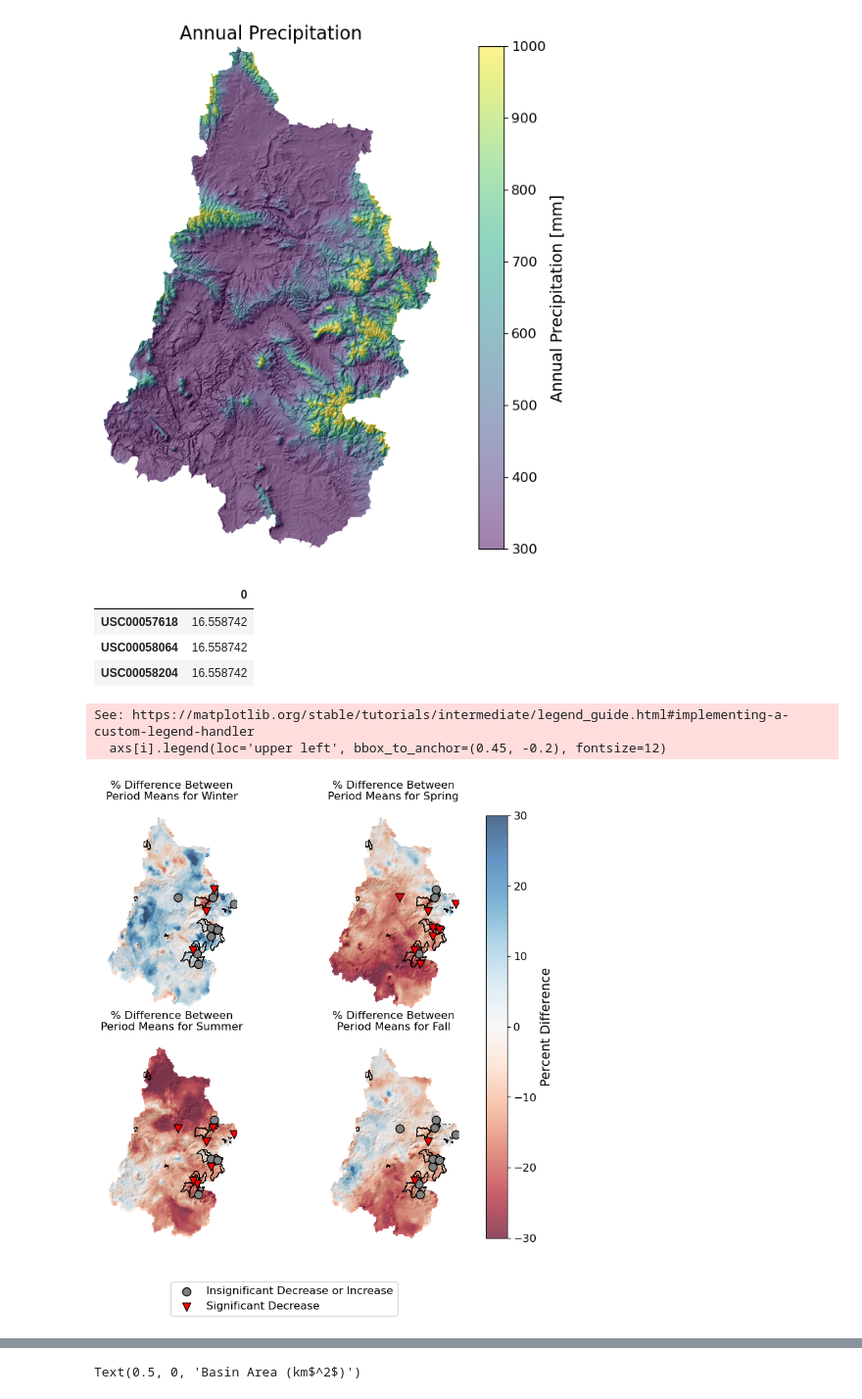
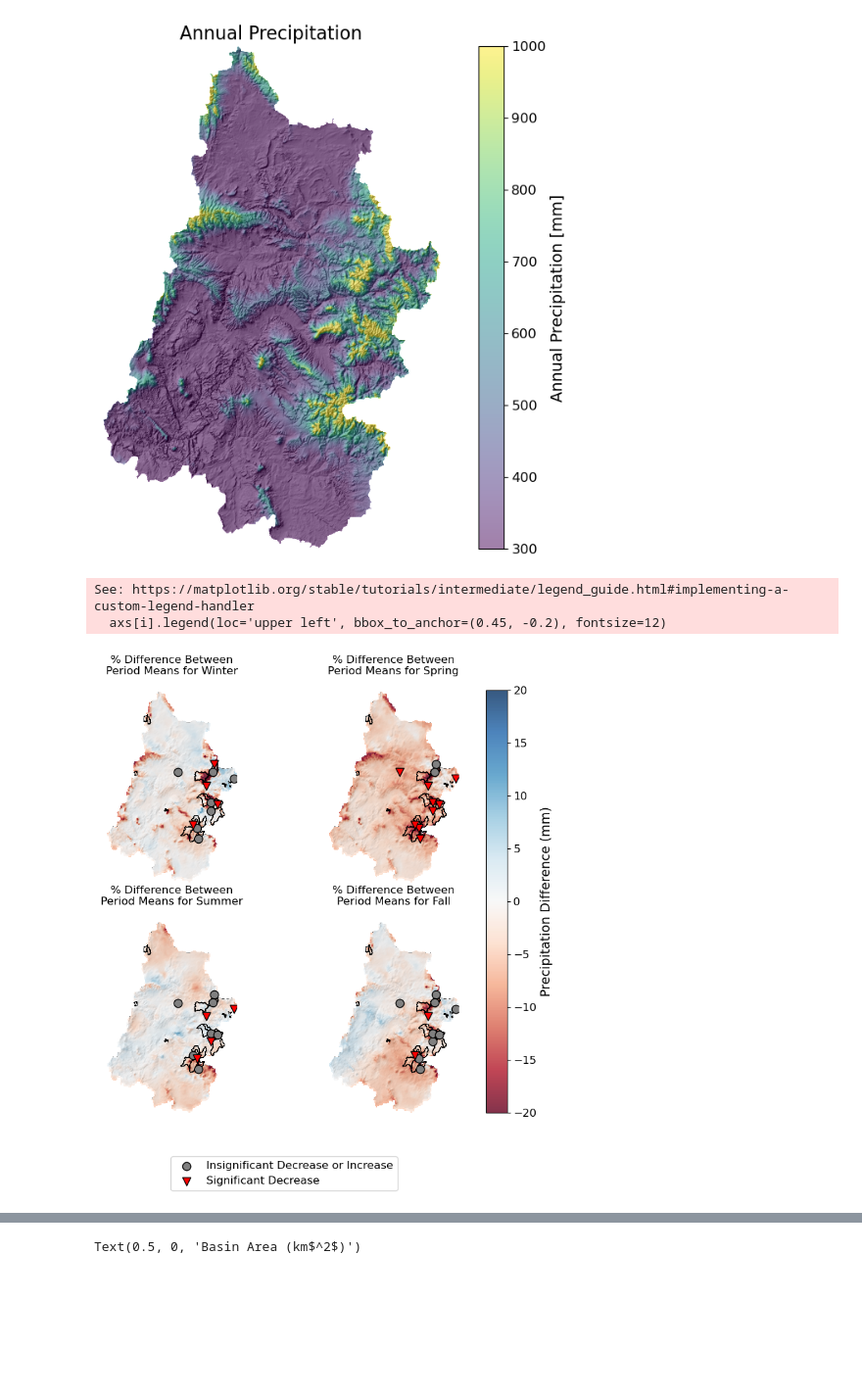
Before and after one commit to dlhogan97/Spring-Precipitation-Effect-CO-River, a Jupyter notebook: notebooks/Upper_CO_Analysis/notebooks/ucr_prism_analysis.ipynb, the cells around one changed output, grey strips where cells are left out. Shown at 98% size. Cells and saved outputs as stored; diff of their text form; code cells hidden in the pictures; blank space fills up the shorter version.

```diff
--- a/notebooks/Upper_CO_Analysis/notebooks/ucr_prism_analysis.ipynb
+++ b/notebooks/Upper_CO_Analysis/notebooks/ucr_prism_analysis.ipynb
@@ -194,12 +194,12 @@ Data variables:
 def season_sum(ds, calendar="standard"):
 
     # Calculate the weighted average
-    return (ds).resample(month='QS-DEC').mean() * 3
+    return (ds).resample(month='QS-OCT').mean() * 3
 
 def season_mean(ds, calendar="standard"):
 
     # Calculate the weighted average
-    return (ds).resample(month='QS-DEC').mean()
+    return (ds).resample(month='QS-OCT').mean()
 
 def annual_sum(ds, calendar="standard"):
 
@@ -267,7 +269,7 @@ def mean_percent_diff(ds1, ds2, month):
     else:
         ds1_pre = ds1.where(ds1.month.dt.month==month).mean(dim='month')
         ds2_post = ds2.where(ds2.month.dt.month==month).mean(dim='month')
-    return ((ds2_post-ds1_pre)/ds1_pre)*100
+    return ((ds2_post-ds1_pre))
 # %%
 # springP_prism_percentdiff = mean_percent_diff(prism_4km_pre_seasonal_ds_ma, prism_4km_post_seasonal_ds_ma, 3)['ppt']
 # # save to netcdf
@@ -430,31 +433,24 @@ winter_no_significant_change = pd.read_csv('../data/precipdata/station_changes_b
 
 # read station locations
 station_locations = gpd.read_file('../data/geodata/prcp_stations.json')
-# %%
-fall_significant_change
-# %% [output]
-|  | 0 |
-| USC00057618 | 16.558742 |
-| USC00058064 | 16.558742 |
-| USC00058204 | 16.558742 |
 # %%
 # Create subplots for each season 12,3,6,9 and the annual (using ggplot) and plot the mean percent difference
 labels = ['Winter', 'Spring', 'Summer', 'Fall']
 fig, axs = plt.subplots(2,2, figsize=(12,8))
 axs = axs.ravel()
-month_station_dict = {12:[winter_significant_change,winter_no_significant_change],
-                      3:[spring_significant_change,spring_no_significant_change],
-                      6:[summer_significant_change,summer_no_significant_change],
-                      9:[fall_significant_change,fall_no_significant_change]}
+month_station_dict = {1:[winter_significant_change,winter_no_significant_change],
+                      4:[spring_significant_change,spring_no_significant_change],
+                      7:[summer_significant_change,summer_no_significant_change],
+                      10:[fall_significant_change,fall_no_significant_change]}
 
-for i, month in enumerate([12,3,6,9]):
+for i, month in enumerate([1,4,7,10]):
 
     axs[i].imshow(ls.hillshade(src_4km.squeeze().values, vert_exag=10, dx=dx, dy=dy), cmap='gray',extent=[ucrb_basin_boundary.bounds.loc[0]['minx'],
                                                                                                             ucrb_basin_boundary.bounds.loc[0]['maxx'],
                                                                                                             ucrb_basin_boundary.bounds.loc[0]['miny'],
                                                                                                             ucrb_basin_boundary.bounds.loc[0]['maxy']])
     im = axs[i].imshow(mean_percent_diff(prism_4km_pre_seasonal_ds_ma, prism_4km_post_seasonal_ds_ma, month)['ppt'].values,
-                       cmap='RdBu',alpha=0.7, vmin=-30, vmax=30,extent=[ucrb_basin_boundary.bounds.loc[0]['minx'],
+                       cmap='RdBu',alpha=0.8, vmin=-20, vmax=20,extent=[ucrb_basin_boundary.bounds.loc[0]['minx'],
                                                                         ucrb_basin_boundary.bounds.loc[0]['maxx'],
                                                                         ucrb_basin_boundary.bounds.loc[0]['miny'],
                                                                         ucrb_basin_boundary.bounds.loc[0]['maxy']])
@@ -462,35 +458,35 @@ for i, month in enumerate([12,3,6,9]):
     axs[i].set_axis_off()
     # set the colorbar label to be Percent Difference
     # cbar = axs[i].collections[0].colorbar
     # cbar.set_label('Seasonal Precipitation\n Difference (mm)')
     # plot the hcdn basins
     # ax2 = axs[i].twinx()
     hcdn_basins.plot(ax=axs[i], facecolor="none", edgecolor="black", linewidth=0.5, label='HCDN Basins')
 
     station_locations[station_locations['STATION'].isin(month_station_dict[month][1].index)].plot(ax=axs[i], color='gray', markersize=80, legend=False, ec='k',
                                                                                                     label='Insignificant Decrease or Increase')
 # plot station locations included in annual_significant_change with a downward red triangle
     station_locations[station_locations['STATION'].isin(month_station_dict[month][0].index)].plot(ax=axs[i], color='red', markersize=80, marker='v', legend=False,
                                                                                                   label='Significant Decrease',
                                                                                                   ec='black')
     # # plot ucrb boundary
     # ucrb_basin_boundary.plot(ax=axs[i], facecolor="none", edgecolor="black", linewidth=2)
     # # turn off axis
     # ax2.axis('off')
     # # make the ax2 background transparent
     # ax2.patch.set_alpha(0)
     if axs[i] == axs[2]:
         axs[i].legend(loc='upper left', bbox_to_anchor=(0.45, -0.2), fontsize=12)
 # create a colorbar for the entire ax5 with vmin=20 and vmax=40 and cmap='YlGnBu'
 fig.subplots_adjust(left=0.1, bottom=0.1, right=0.8, top=0.9, wspace=0, hspace=0.2)
 cbar = fig.colorbar(im, ax=axs)
-cbar.set_label('Percent Difference', size=14)
+cbar.set_label('Precipitation Difference (mm)', size=14)
 # increase the size of the tick labels for the colorbar
 cbar.ax.tick_params(labelsize=12)
 # %% [output]
 See: https://matplotlib.org/stable/tutorials/intermediate/legend_guide.html#implementing-a-custom-legend-handler
   axs[i].legend(loc='upper left', bbox_to_anchor=(0.45, -0.2), fontsize=12)
-[figure, old version]
+[figure, new version]
 # %%
 # add another plot for the annual mean
 fig, ax = plt.subplots(figsize=(12, 8))
```
Also changed, not shown: parts of 7 cells of this notebook, 4 other files.
